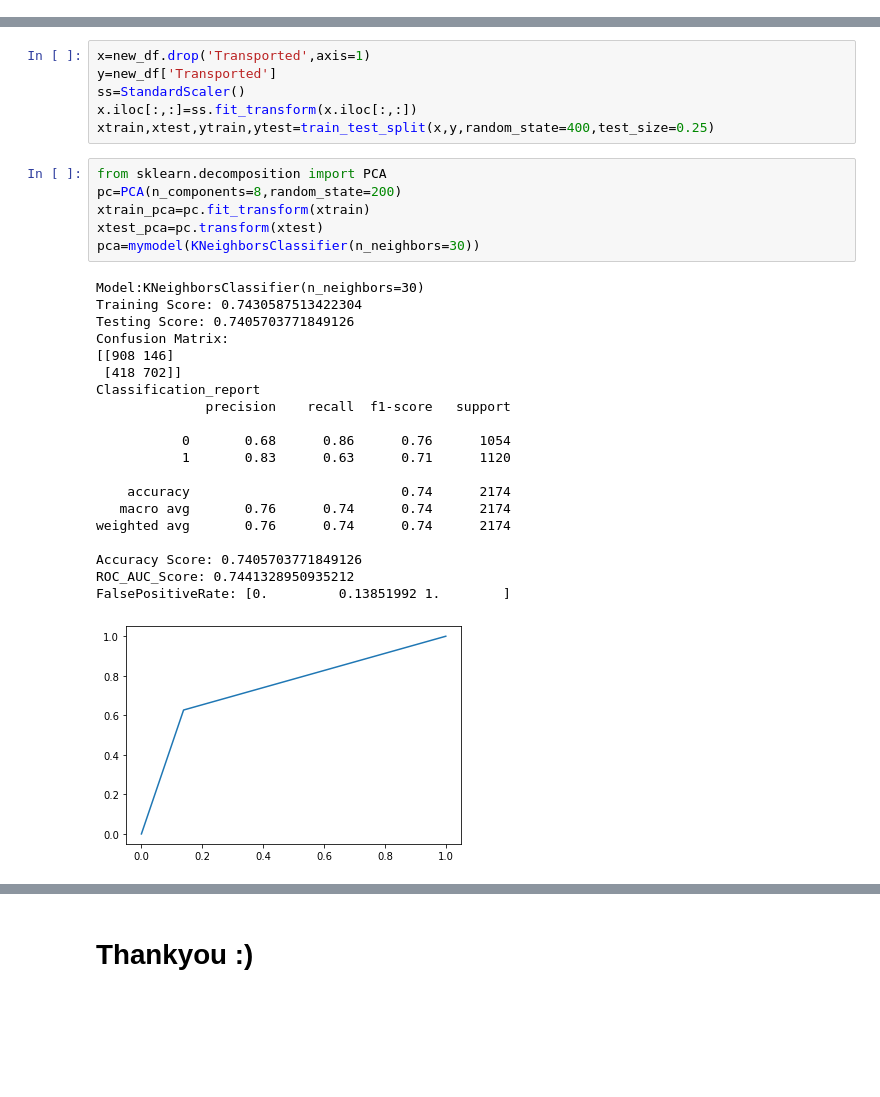
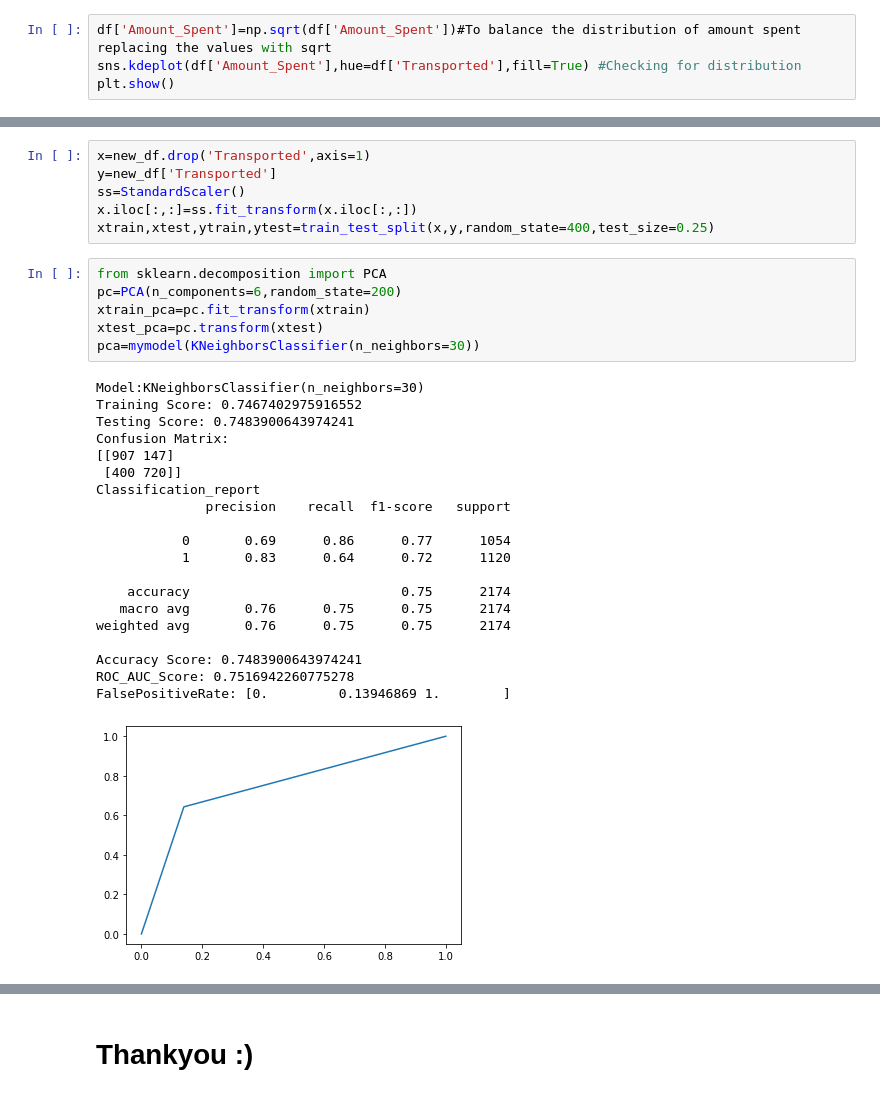
Before and after one commit to Sundarikonar/AWP--Project, a Jupyter notebook: spaceship-titanic.ipynb, the cells around one changed output, grey strips where cells are left out. Saved outputs shown, nothing was run; the diff lists cells and outputs as text; blank space fills up the shorter version.

```diff
--- a/spaceship-titanic.ipynb
+++ b/spaceship-titanic.ipynb
@@ -376,3 +376,7 @@ sns.kdeplot(df['Amount_Spent'],hue=df['Transported'],fill=True) #Checking for di
 plt.show()
 # %% [output]
 [figure]
+# %%
+df['Amount_Spent']=np.sqrt(df['Amount_Spent'])#To balance the distribution of amount spent replacing the values with sqrt
+sns.kdeplot(df['Amount_Spent'],hue=df['Transported'],fill=True) #Checking for distribution
+plt.show()
@@ -634,31 +642,31 @@ x.iloc[:,:]=ss.fit_transform(x.iloc[:,:])
 xtrain,xtest,ytrain,ytest=train_test_split(x,y,random_state=400,test_size=0.25)
 # %%
 from sklearn.decomposition import PCA
-pc=PCA(n_components=8,random_state=200)
+pc=PCA(n_components=6,random_state=200)
 xtrain_pca=pc.fit_transform(xtrain)
 xtest_pca=pc.transform(xtest)
 pca=mymodel(KNeighborsClassifier(n_neighbors=30))
 # %% [output]
 Model:KNeighborsClassifier(n_neighbors=30)
-Training Score: 0.7430587513422304
-Testing Score: 0.7405703771849126
+Training Score: 0.7467402975916552
+Testing Score: 0.7483900643974241
 Confusion Matrix:
-[[908 146]
- [418 702]]
+[[907 147]
+ [400 720]]
 Classification_report
               precision    recall  f1-score   support
 
-           0       0.68      0.86      0.76      1054
-           1       0.83      0.63      0.71      1120
+           0       0.69      0.86      0.77      1054
+           1       0.83      0.64      0.72      1120
 
-    accuracy                           0.74      2174
-   macro avg       0.76      0.74      0.74      2174
-weighted avg       0.76      0.74      0.74      2174
+    accuracy                           0.75      2174
+   macro avg       0.76      0.75      0.75      2174
+weighted avg       0.76      0.75      0.75      2174
 
-Accuracy Score: 0.7405703771849126
-ROC_AUC_Score: 0.7441328950935212
-FalsePositiveRate: [0.         0.13851992 1.        ]
+Accuracy Score: 0.7483900643974241
+ROC_AUC_Score: 0.7516942260775278
+FalsePositiveRate: [0.         0.13946869 1.        ]
-[figure, old version]
+[figure, new version]
 # %%
 from sklearn.ensemble import AdaBoostClassifier
 pc=PCA(n_components=8,random_state=200)
```
Also changed, not shown: parts of 18 cells of this notebook.
